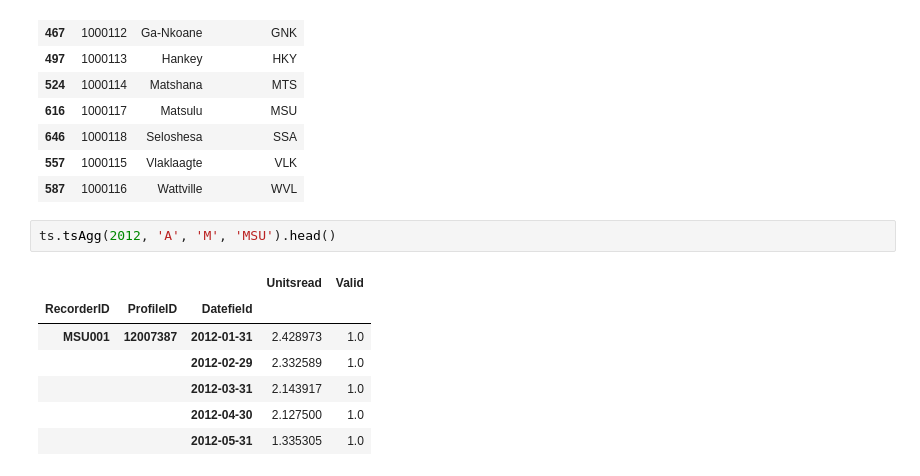
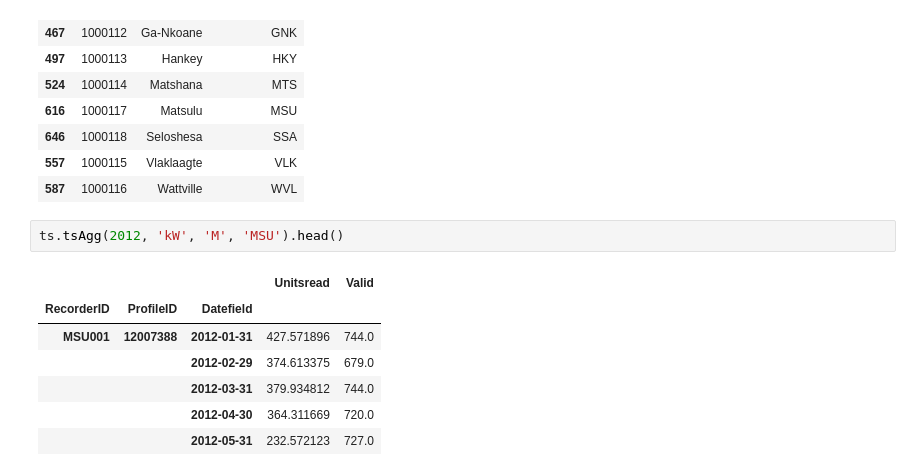
Before and after one commit to SaintlyVi/DLR_DB, a Jupyter notebook: DLR NOTEBOOK Load Profile Analysis.ipynb, the cells around one changed output. Cells and saved outputs as stored; diff of their text form.

```diff
--- a/DLR NOTEBOOK Load Profile Analysis.ipynb
+++ b/DLR NOTEBOOK Load Profile Analysis.ipynb
@@ -39,12 +37,12 @@ s.recorderLocations(2012)
 | 557 | 1000115 | Vlaklaagte | VLK |
 | 587 | 1000116 | Wattville | WVL |
 # %%
-ts.tsAgg(2012, 'A', 'M', 'MSU').head()
+ts.tsAgg(2012, 'kW', 'M', 'MSU').head()
 # %% [output]
 |  |  |  | Unitsread | Valid |
 | RecorderID | ProfileID | Datefield |  |  |
-| MSU001 | 12007387 | 2012-01-31 | 2.428973 | 1.0 |
-|  |  | 2012-02-29 | 2.332589 | 1.0 |
-|  |  | 2012-03-31 | 2.143917 | 1.0 |
-|  |  | 2012-04-30 | 2.127500 | 1.0 |
-|  |  | 2012-05-31 | 1.335305 | 1.0 |
+| MSU001 | 12007388 | 2012-01-31 | 427.571896 | 744.0 |
+|  |  | 2012-02-29 | 374.613375 | 679.0 |
+|  |  | 2012-03-31 | 379.934812 | 744.0 |
+|  |  | 2012-04-30 | 364.311669 | 720.0 |
+|  |  | 2012-05-31 | 232.572123 | 727.0 |
```
Also changed, not shown: parts of 1 cell of this notebook, 2 other files.
